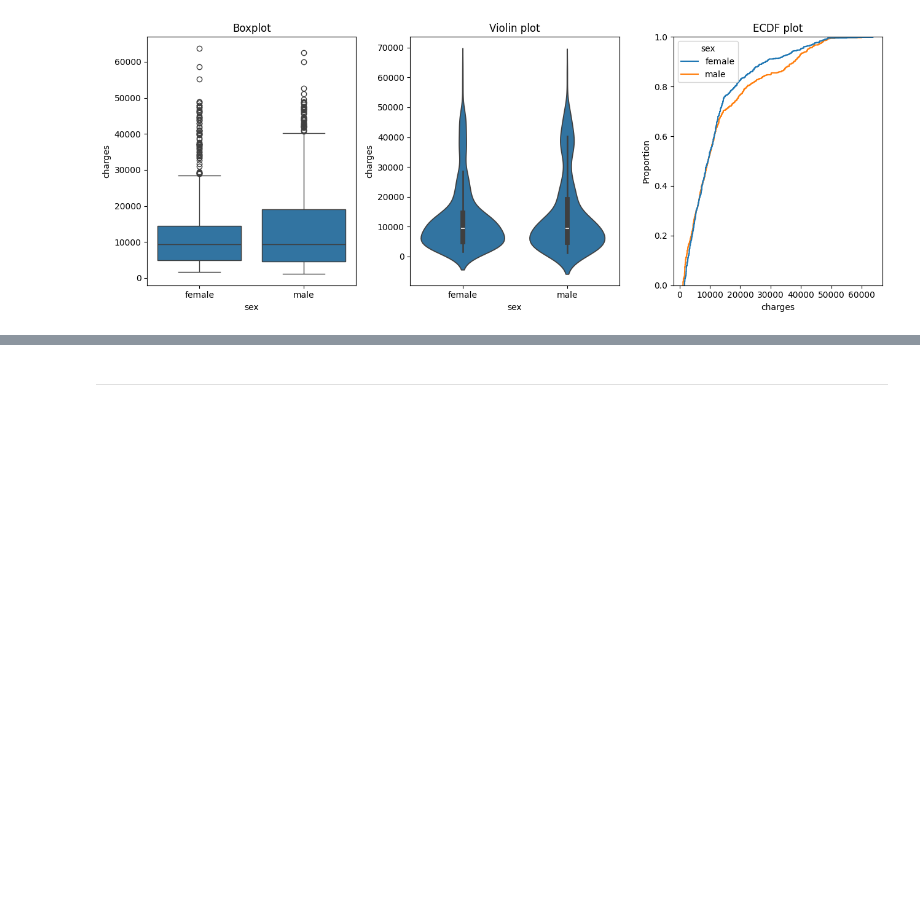
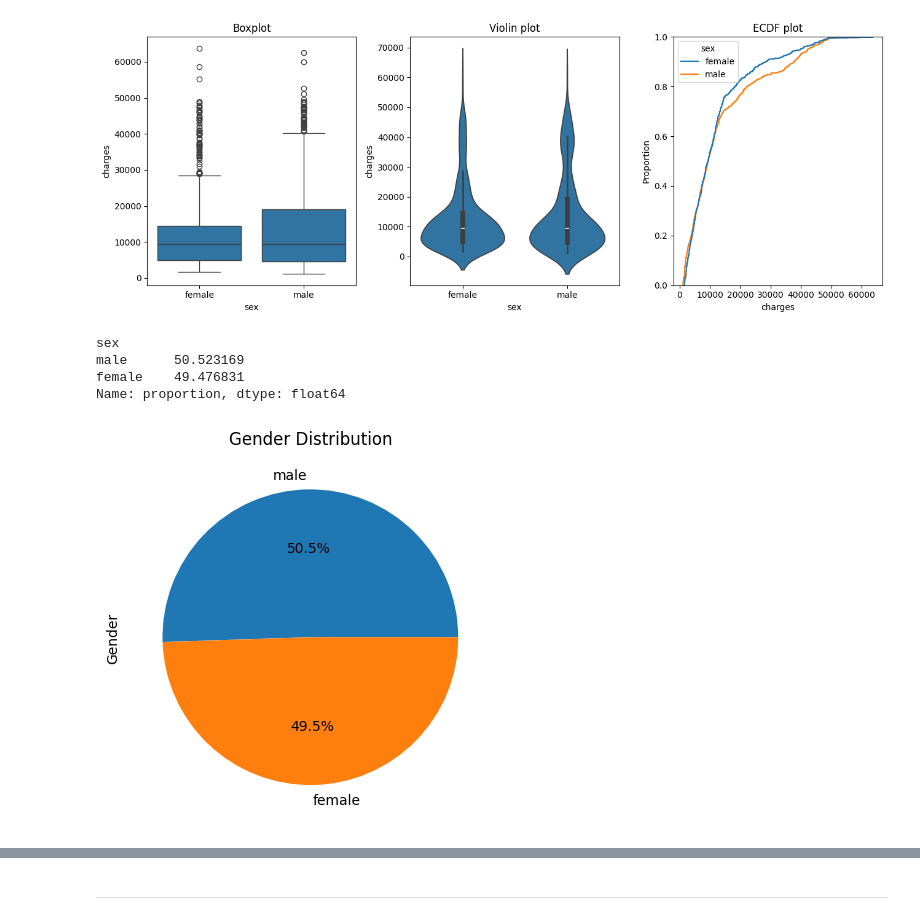
Before and after one commit to Khoi412/Hackathon1_Healthcare_Insurance_Cost_Analysis, a Jupyter notebook: jupyter_notebooks/Healthcare_insurance.ipynb, the cells around one changed output, grey strips where cells are left out. Drawn from its saved outputs; the diff is of its cells as text; code cells hidden in the pictures; blank space fills up the shorter version.

```diff
--- a/jupyter_notebooks/Healthcare_insurance.ipynb
+++ b/jupyter_notebooks/Healthcare_insurance.ipynb
@@ -128,3 +151,21 @@ plt.tight_layout()
 plt.show()
 # %% [output]
 [figure]
+# %%
+## percentile ratio between the sexes
+
+gender_counts = df_insurance['sex'].value_counts(normalize=True) * 100
+print(gender_counts)
+
+## Visualization through pie plot
+
+df_insurance['sex'].value_counts().plot.pie(autopct='%1.1f%%')
+plt.title('Gender Distribution')
+plt.ylabel('Gender')
+plt.show()
+# %% [output]
+sex
+male      50.523169
+female    49.476831
+Name: proportion, dtype: float64
+[figure, added]
```
Also changed, not shown: parts of 7 cells of this notebook, 1 other file.
